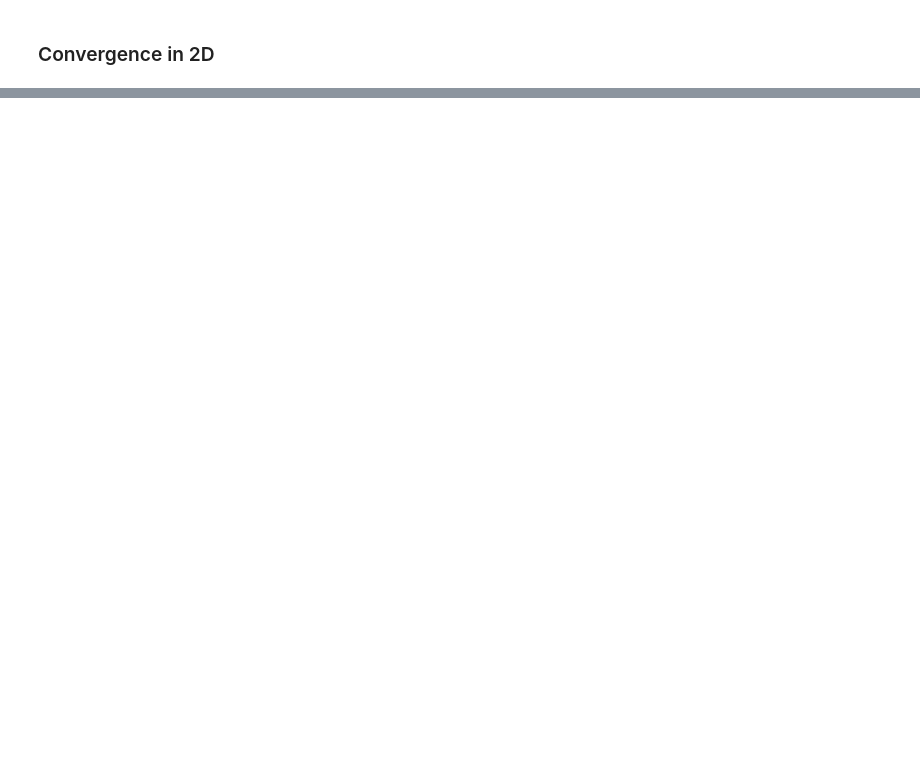
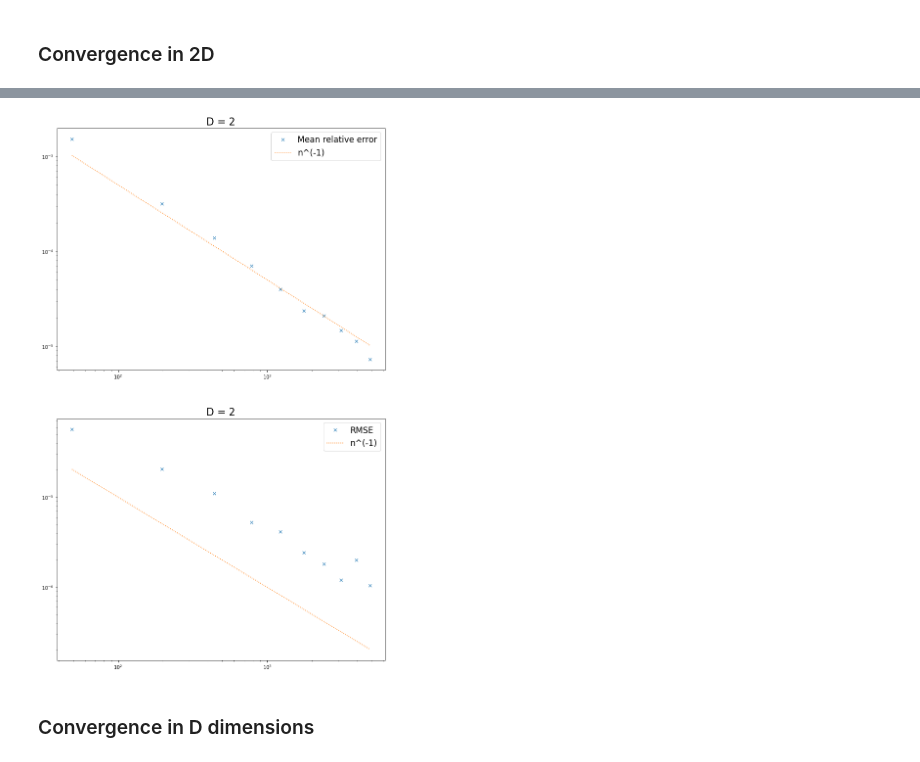
Before and after one commit to XueGong-git/Efficient-Approximation-of-Pricing-Functions, a Jupyter notebook: Surrogate modelling with Gaussian processes.ipynb, the cells around one changed output, grey strips where cells are left out. Cells and saved outputs as stored; diff of their text form; code cells hidden in the pictures; blank space fills up the shorter version.

```diff
--- a/Surrogate modelling with Gaussian processes.ipynb
+++ b/Surrogate modelling with Gaussian processes.ipynb
@@ -306,15 +330,24 @@ plt.show()
 # %%
 totStart = time.time();
 D = 2
-ns = np.arange(2, 62, 2)
+
+oneD_max = 4000
+nInc = 10
+mD_inc = np.ceil(np.power(oneD_max, 1 / D) / nInc)
+
+ns = np.arange(mD_inc, (nInc + 1) * mD_inc, mD_inc)
 nn = ns.size
+print("points per dimension: ", ns)
 
-RelError = np.zeros(nn)
+N_star = 250
+
+MeanRelError = np.zeros(nn)
+RMSE = np.zeros(nn)
 variance = np.zeros(nn)
-condK = np.zeros(nn)
+#condK = np.zeros(nn)
 
 for i in range(nn):
     # RelError[i], condK[i] = GP(D, ns[i])
-    RelError[i] = GP(D, ns[i])
+    MeanRelError[i], RMSE[i] = GP(D, int(ns[i]), N_star)
 print("Entire code took {} min: ".format((time.time()-totStart)/60.));
 # %% [output]
@@ -337,0 +371,34 @@ Mean of GP took 0.00014642874399820963 min
+# %%
+fig, axs = plt.subplots(2, 1, figsize=(12, 20))
+axs = axs.ravel()
+plt.rcParams.update({'font.size': 17})
+
+# axs.loglog(ns**D, MeanRelError, 'x', label='Relative error')
+# axs.loglog(ns**D, 2*1e-1 * (ns**D)**-1.3, ':', label='n^(-1.3)')
+# axs.legend() # turn on legend
+# axs.set_title('D = '+str(D))
+
+axs[0].loglog(ns**D, MeanRelError, 'x', label='Mean relative error')
+axs[0].loglog(ns**D, .5*1e-1 * (ns**D)**-1., ':', label='n^(-1)')
+axs[0].legend() # turn on legend
+axs[0].set_title('D = '+str(D))
+
+axs[1].loglog(ns**D, RMSE, 'x', label='RMSE')
+axs[1].loglog(ns**D, 1e-3 * (ns**D)**-1., ':', label='n^(-1)')
+axs[1].legend() # turn on legend
+axs[1].set_title('D = '+str(D))
+
+# axs[0].loglog(ns**D, RelError, 'x', label='Relative error')
+# axs[0].loglog(ns**D, 1e-1 * (ns**D)**-1., ':')
+# axs[0].legend() # turn on legend
+# axs[0].set_title('D = '+str(D))
+
+# axs[1].loglog(ns**D, condK, 'x', label='Cond(K)')
+# axs[1].legend() # turn on legend
+# axs[1].set_title('D = '+str(D))
+
+plt.show()
+# %% [output]
+[figure, added]
+# %% [markdown]
+### Convergence in D dimensions
```
Also changed, not shown: parts of 19 cells of this notebook.
